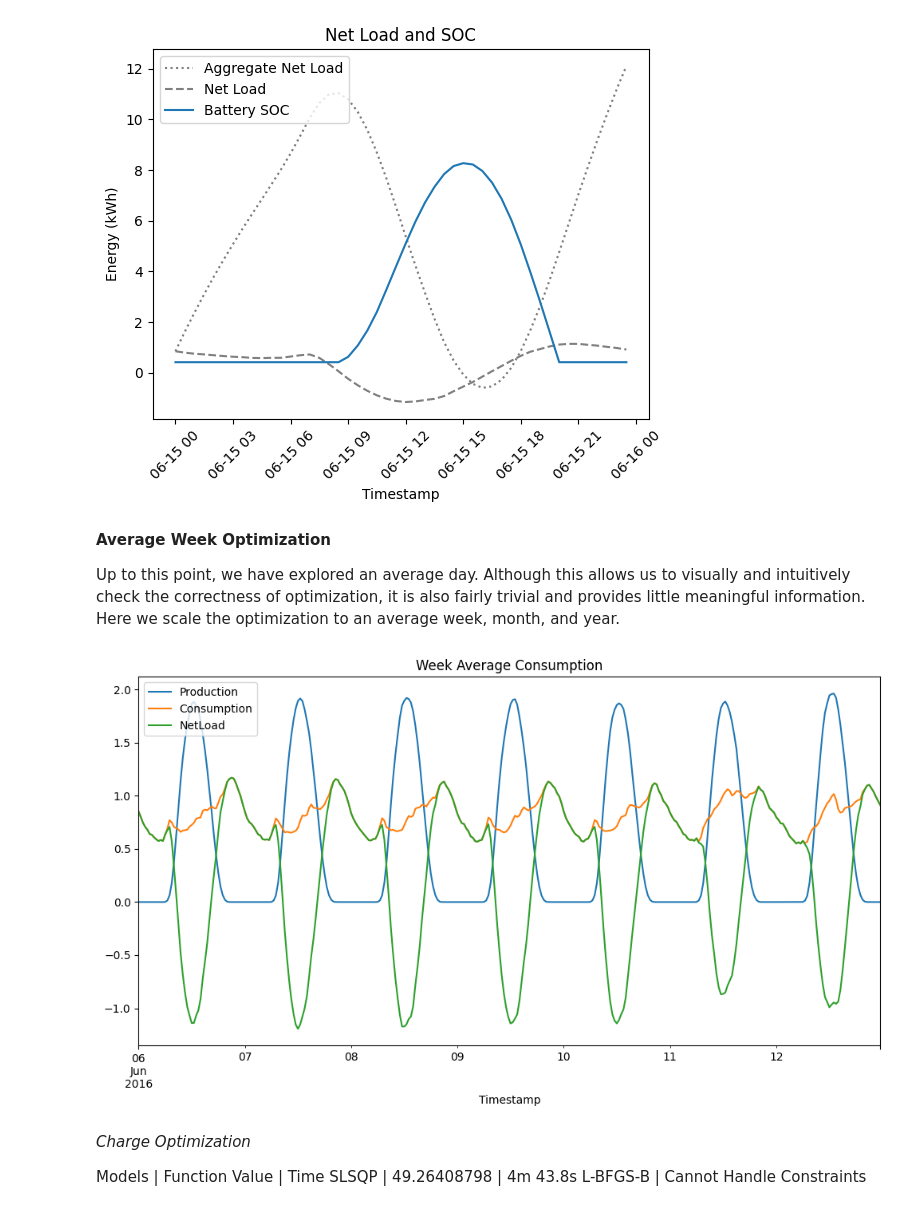
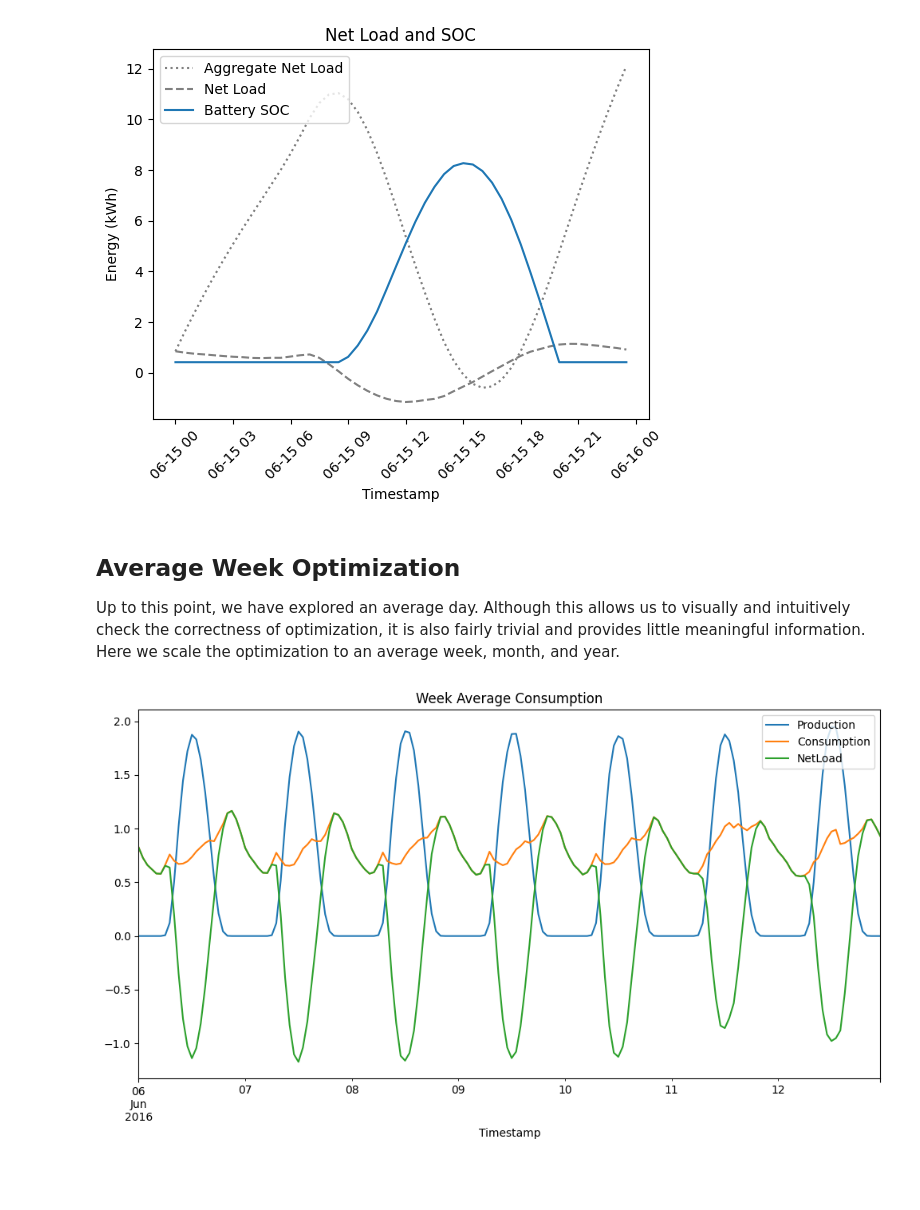
Before and after one commit to alexrtseng/foss-optimization, a Jupyter notebook: Battery_Size_Opt.ipynb, the cells around one changed output. Cells and saved outputs as stored; diff of their text form; code cells hidden in the pictures; blank space fills up the shorter version.

```diff
--- a/Battery_Size_Opt.ipynb
+++ b/Battery_Size_Opt.ipynb
@@ -57,9 +57,9 @@ charge_optimizer = ChargeOptimizer(
     timestep_size=0.5, # half an hour
     max_charge_rate=max_charge_rate,
     max_discharge_rate=max_discharge_rate,
-    batt_capacity=10,  # 13.5 kWh
+    batt_capacity=8,  # 13.5 kWh
 )
 
-charge_optimizer.local_optimize(method='SLSQP')
+charge_optimizer.local_optimize(method='SLSQP', tol=1e-6)
 charge_optimizer.plot_results(weekday_avg.index)
 # %% [output]
@@ -201,24 +217,22 @@ Battery Size: 8.270543405913974 kWh
 Objective Function Final Value: 7.000961120040785
 [figure]
 # %% [markdown]
-**Average Week Optimization**
+## Average Week Optimization
 
 Up to this point, we have explored an average day. Although this allows us to visually and intuitively check the correctness of optimization, it is also fairly trivial and provides little meaningful information. Here we scale the optimization to an average week, month, and year.
 # %%
-week_avg = df.groupby([df['Timestamp'].dt.day_of_week, df['Timestamp'].dt.hour, df['Timestamp'].dt.minute]).mean()
-timestamps = pd.date_range(start='2016-06-06 00:00:00', end='2016-06-12 23:30:00', freq='30min')
+week_avg = df.groupby([df['Timestamp'].dt.day_of_week, df['Timestamp'].dt.hour]).mean()
+timestamps = pd.date_range(start='2016-06-06 00:00:00', end='2016-06-12 23:30:00', freq='1h')
 week_avg['Timestamp'] = timestamps
 week_avg.set_index('Timestamp', inplace=True)
 week_avg.index = pd.to_datetime(week_avg.index)
 week_avg = week_avg / 1000  # Convert to kWh
+week_avg.plot(y=['Production', 'Consumption', 'NetLoad'], title='Week Average Consumption', figsize=(12, 6))
 
-week_avg.plot(y=['Production', 'Consumption', 'NetLoad'], title='Week Average Consumption', figsize=(12, 6))
+# Adjust the optimizers accordingly
+charge_optimizer.set_new_input(week_avg['NetLoad'], 7, import_tariff, 1)
+price_optimizer.set_new_input(week_avg['NetLoad'], 7, import_tariff, 1)
+
 plt.show()
 # %% [output]
-[figure, old version]
+[figure, new version]
-# %% [markdown]
-*Charge Optimization*
-
-Models   |  Function Value  |  Time
-SLSQP    |  49.26408798     |  4m 43.8s
-L-BFGS-B |  Cannot Handle Constraints
```
Also changed, not shown: parts of 20 cells of this notebook, 4 other files.
